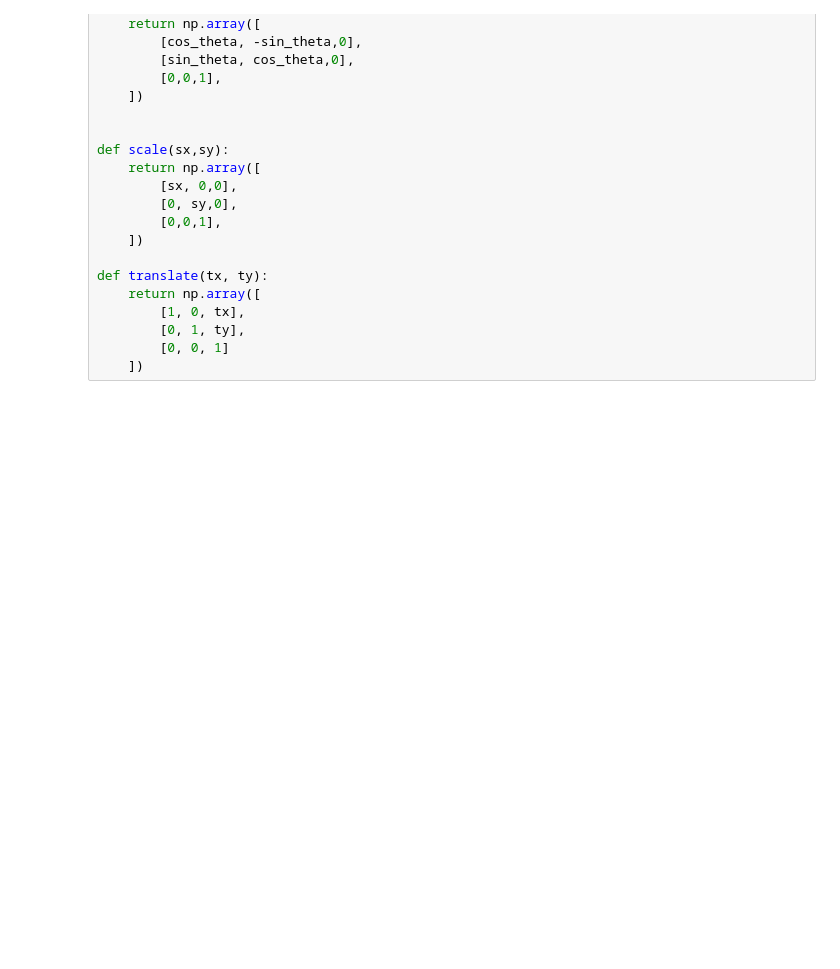
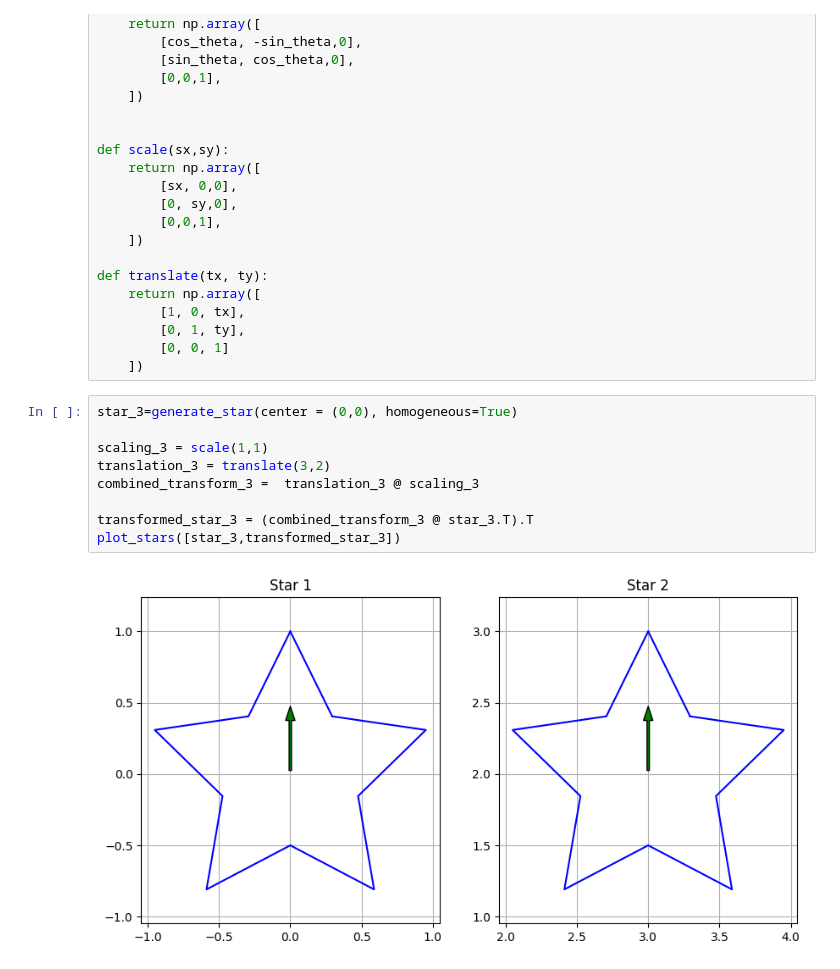
Before and after one commit to gpmoran-16/BME3053C-Fall-2025, a Jupyter notebook: lessons-solved/homework_4.ipynb, the cells around one changed output. Drawn from its saved outputs; the diff is of its cells as text; blank space fills up the shorter version.

```diff
--- a/lessons-solved/homework_4.ipynb
+++ b/lessons-solved/homework_4.ipynb
@@ -79,3 +79,14 @@ def translate(tx, ty):
         [0, 1, ty],
         [0, 0, 1]
     ])
+# %%
+star_3=generate_star(center = (0,0), homogeneous=True)
+
+scaling_3 = scale(1,1)
+translation_3 = translate(3,2)
+combined_transform_3 =  translation_3 @ scaling_3
+
+transformed_star_3 = (combined_transform_3 @ star_3.T).T
+plot_stars([star_3,transformed_star_3])
+# %% [output]
+[figure, added]
```
Also changed, not shown: parts of 5 cells of this notebook.
